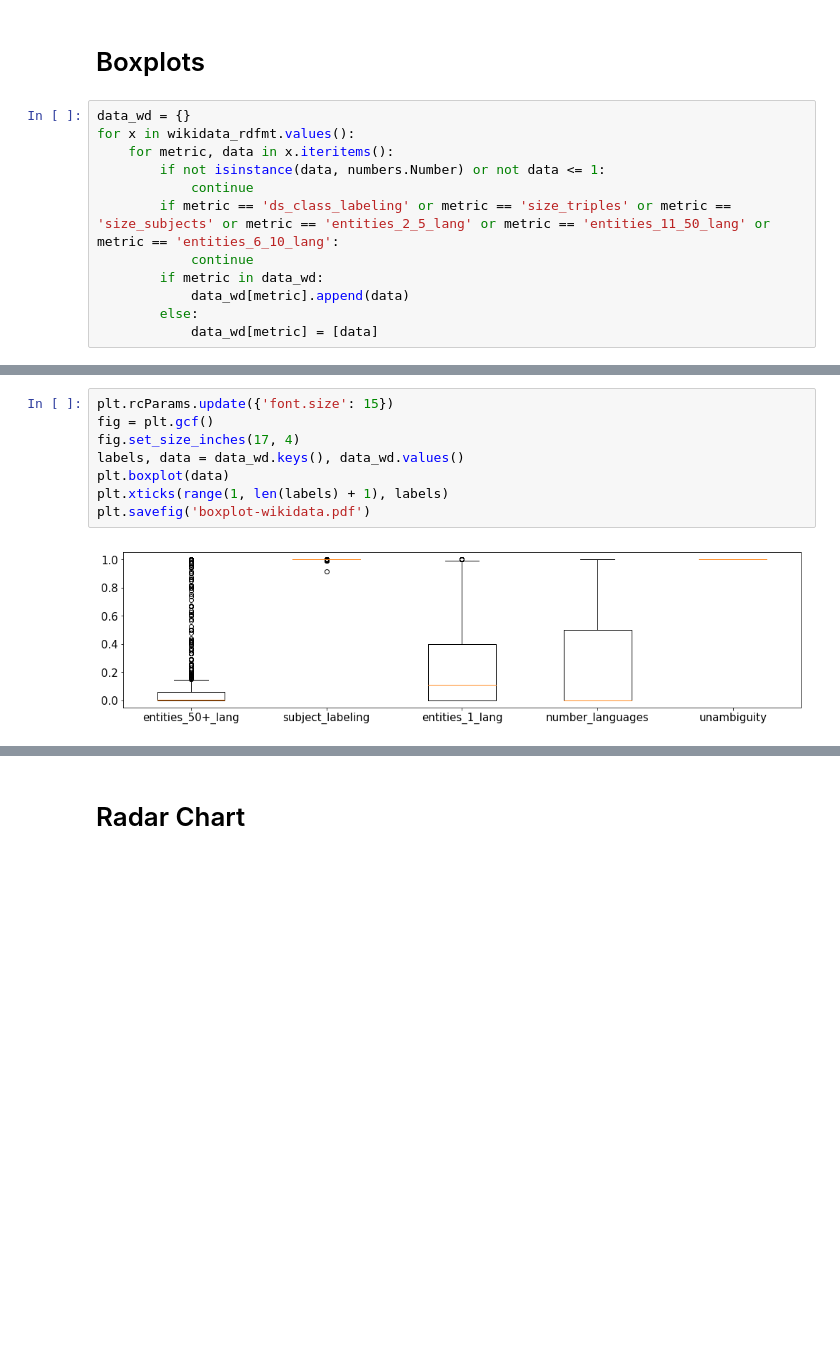
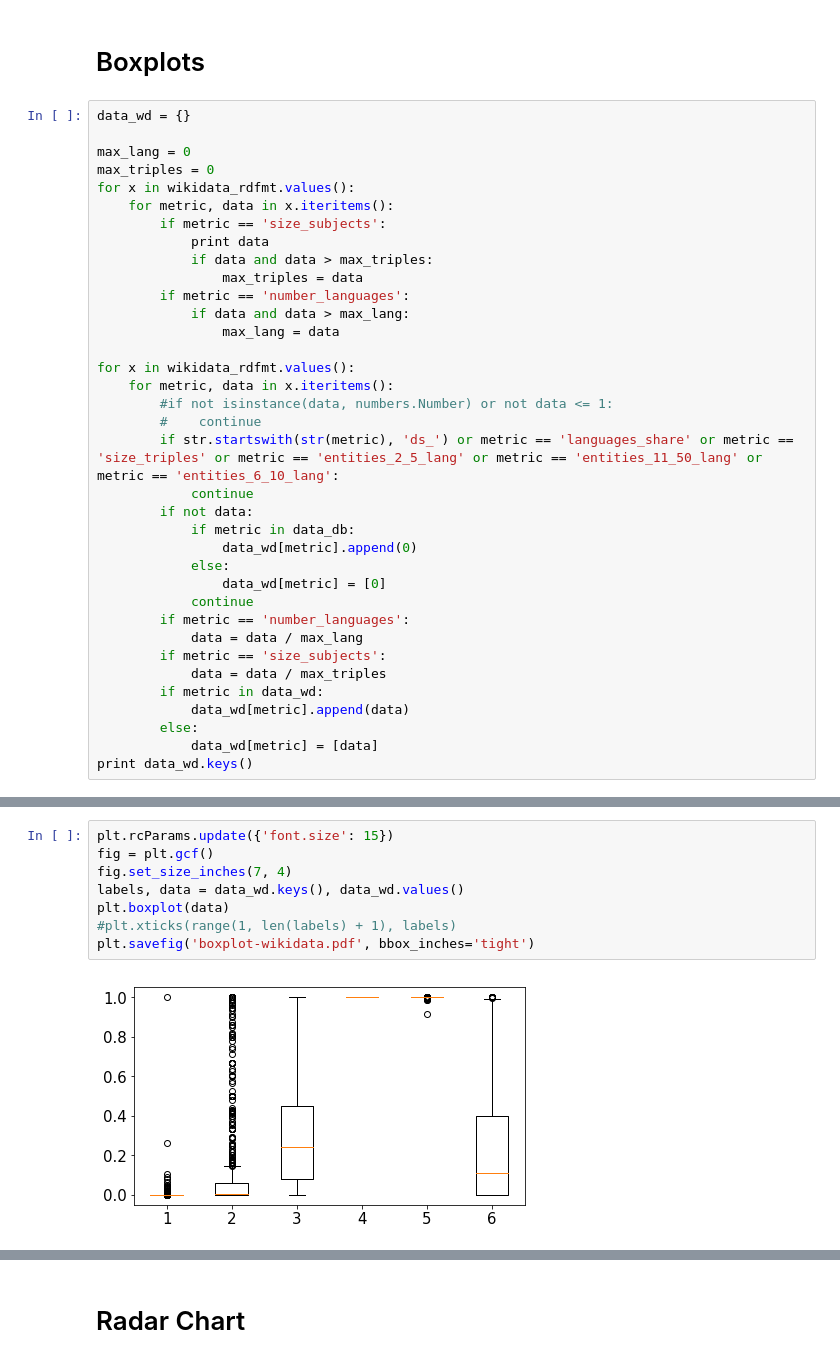
Before and after one commit to luciekaffee/metrics-label, a Jupyter notebook: graphs/Graphs.ipynb, the cells around one changed output, grey strips where cells are left out. Saved outputs shown, nothing was run; the diff lists cells and outputs as text; blank space fills up the shorter version.

```diff
--- a/graphs/Graphs.ipynb
+++ b/graphs/Graphs.ipynb
@@ -106,13 +106,37 @@ plt.savefig('subject-labeling-score-dbpedia.pdf')
 # Boxplots
 # %%
 data_wd = {}
+
+max_lang = 0
+max_triples = 0
 for x in wikidata_rdfmt.values():
     for metric, data in x.iteritems():
-        if not isinstance(data, numbers.Number) or not data <= 1:
+        if metric == 'size_subjects':
+            print data
+            if data and data > max_triples:
+                max_triples = data
+        if metric == 'number_languages':
+            if data and data > max_lang:
+                max_lang = data
+
+for x in wikidata_rdfmt.values():
+    for metric, data in x.iteritems():
+        #if not isinstance(data, numbers.Number) or not data <= 1:
+        #    continue
+        if str.startswith(str(metric), 'ds_') or metric == 'languages_share' or metric == 'size_triples' or metric == 'entities_2_5_lang' or metric == 'entities_11_50_lang' or metric == 'entities_6_10_lang':
             continue
-        if metric == 'ds_class_labeling' or metric == 'size_triples' or metric == 'size_subjects' or metric == 'entities_2_5_lang' or metric == 'entities_11_50_lang' or metric == 'entities_6_10_lang':
+        if not data:
+            if metric in data_db:
+                data_wd[metric].append(0)
+            else:
+                data_wd[metric] = [0]
             continue
+        if metric == 'number_languages':
+            data = data / max_lang
+        if metric == 'size_subjects':
+            data = data / max_triples
         if metric in data_wd:
             data_wd[metric].append(data)
         else:
             data_wd[metric] = [data]
+print data_wd.keys()
@@ -119,12 +161,12 @@ for x in wikidata_rdfmt.values():
 # %%
 plt.rcParams.update({'font.size': 15})
 fig = plt.gcf()
-fig.set_size_inches(17, 4)
+fig.set_size_inches(7, 4)
 labels, data = data_wd.keys(), data_wd.values()
 plt.boxplot(data)
-plt.xticks(range(1, len(labels) + 1), labels)
-plt.savefig('boxplot-wikidata.pdf')
+#plt.xticks(range(1, len(labels) + 1), labels)
+plt.savefig('boxplot-wikidata.pdf', bbox_inches='tight')
 # %% [output]
-[figure, old version]
+[figure, new version]
 # %%
 data_db = {}
```
Also changed, not shown: parts of 22 cells of this notebook, 23 other files.
